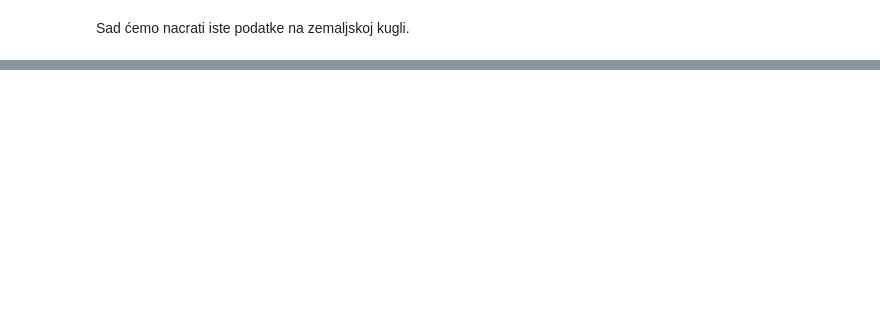
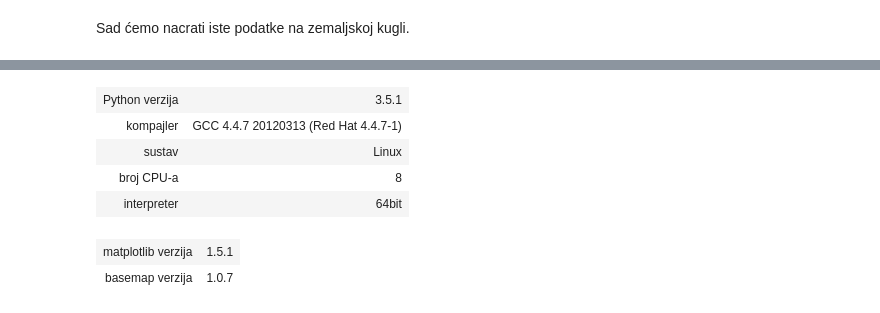
Before and after one commit to inakic/matsoft, a Jupyter notebook: basemap.ipynb, the cells around one changed output, grey strips where cells are left out. Drawn from its saved outputs; the diff is of its cells as text; code cells hidden in the pictures; blank space fills up the shorter version.

Commit message:
Python 2 -> Python 3

```diff
--- a/basemap.ipynb
+++ b/basemap.ipynb
@@ -178,0 +179,12 @@ plt.show()
+# %%
+from verzije import *
+from IPython.display import HTML
+HTML(print_sysinfo()+info_packages('matplotlib,basemap'))
+# %% [output]
+| Python verzija | 3.5.1 |
+| kompajler | GCC 4.4.7 20120313 (Red Hat 4.4.7-1) |
+| sustav | Linux |
+| broj CPU-a | 8 |
+| interpreter | 64bit |
+| matplotlib verzija | 1.5.1 |
+| basemap verzija | 1.0.7 |
```
Also changed, not shown: parts of 15 cells of this notebook, 1 other file.
